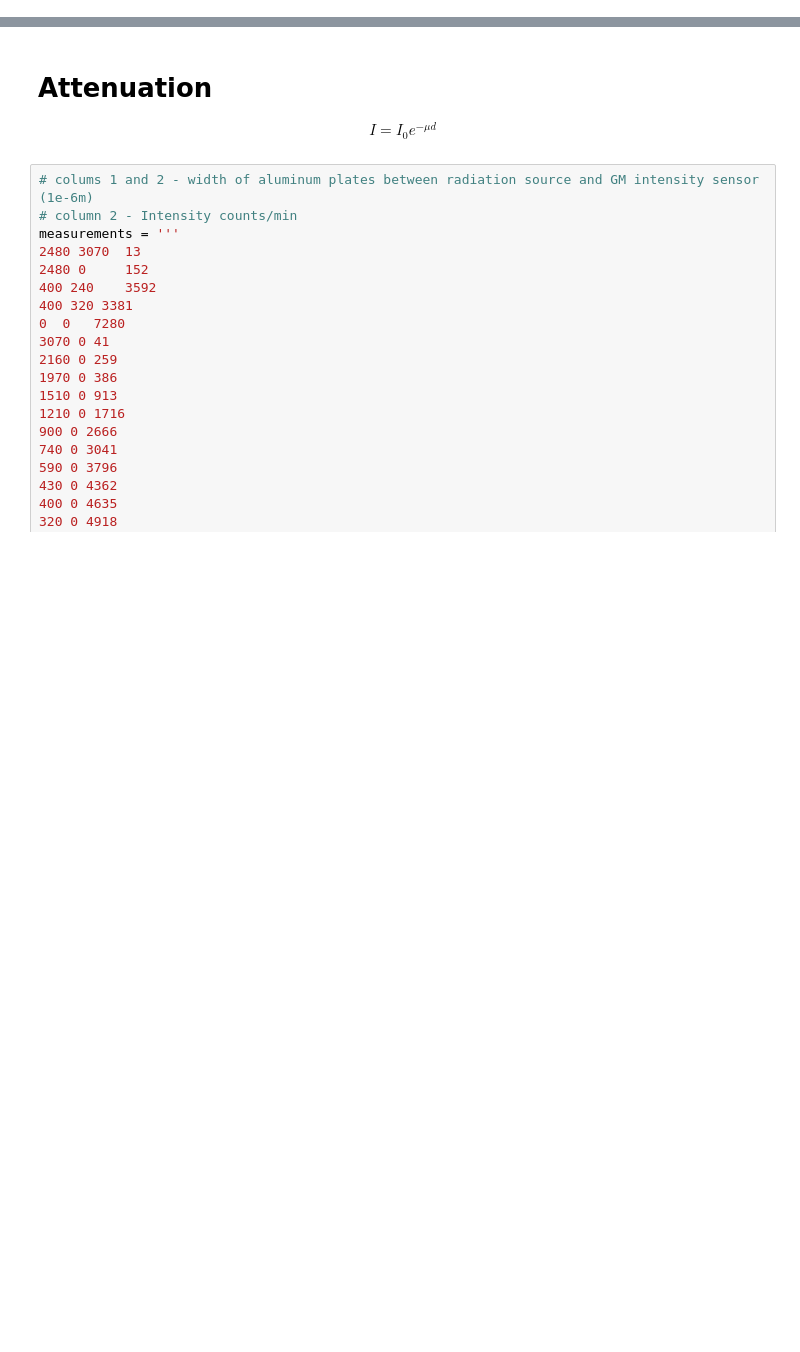
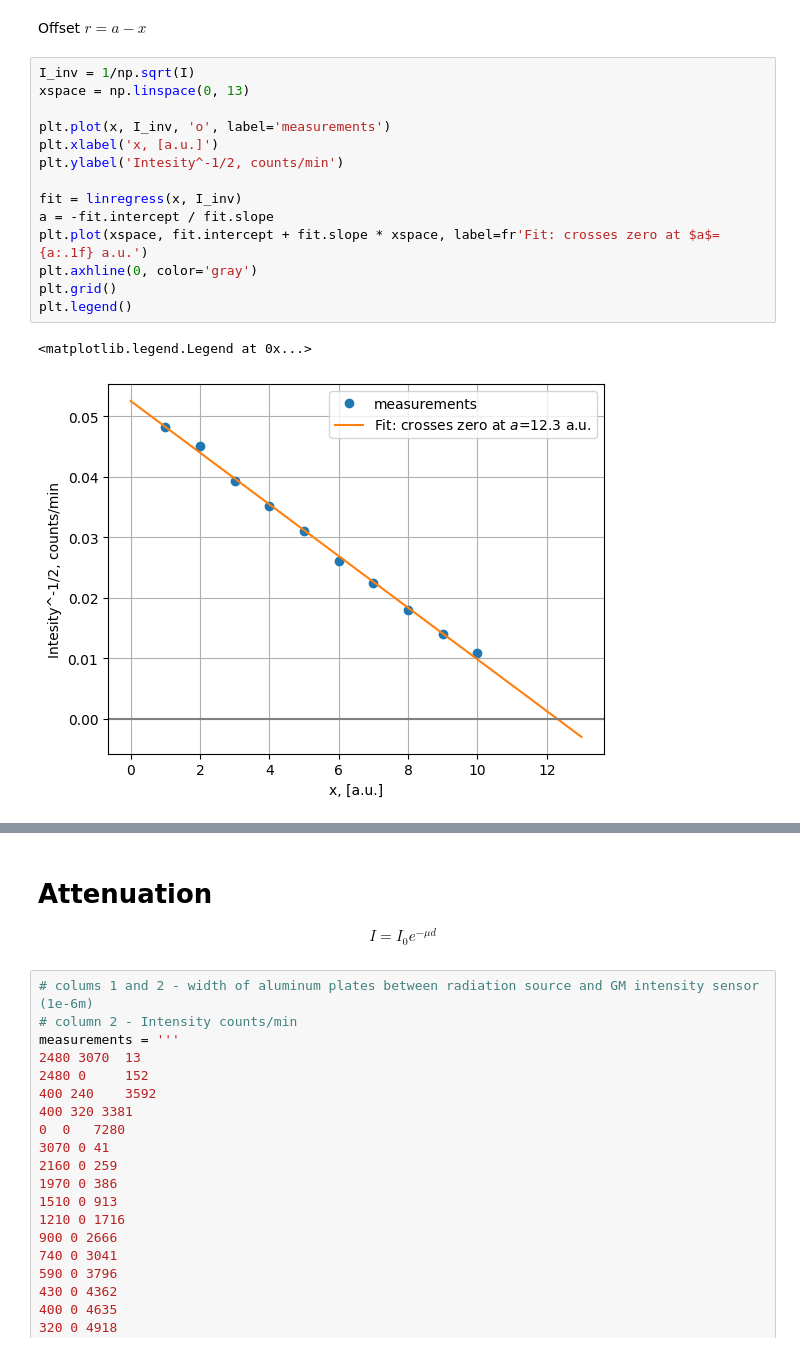
Before and after one commit to evgeny-kolonsky/Lab4_Nuclear, a Jupyter notebook: Lab4_Poisson_test.ipynb, the cells around one changed output, grey strips where cells are left out. Saved outputs shown, nothing was run; the diff lists cells and outputs as text; blank space fills up the shorter version.

```diff
--- a/Lab4_Poisson_test.ipynb
+++ b/Lab4_Poisson_test.ipynb
@@ -89,0 +110,19 @@ plt.grid()
+# %% [markdown]
+Offset $r = a -x$
+# %%
+I_inv = 1/np.sqrt(I)
+xspace = np.linspace(0, 13)
+
+plt.plot(x, I_inv, 'o', label='measurements')
+plt.xlabel('x, [a.u.]')
+plt.ylabel('Intesity^-1/2, counts/min')
+
+fit = linregress(x, I_inv)
+a = -fit.intercept / fit.slope
+plt.plot(xspace, fit.intercept + fit.slope * xspace, label=fr'Fit: crosses zero at $a$={a:.1f} a.u.')
+plt.axhline(0, color='gray')
+plt.grid()
+plt.legend()
+# %% [output]
+<matplotlib.legend.Legend at 0x...>
+[figure, added]
```
Also changed, not shown: parts of 25 cells of this notebook.
